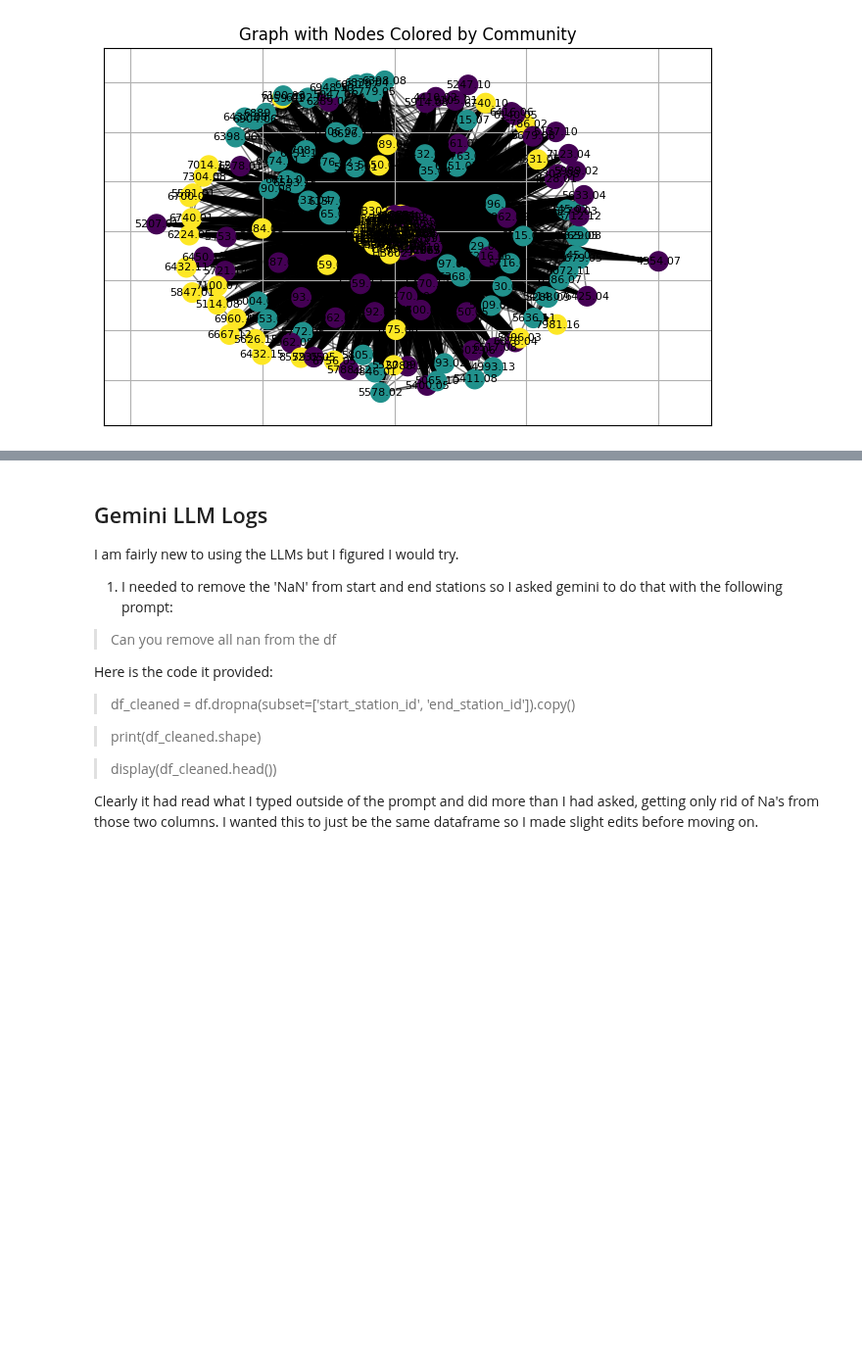
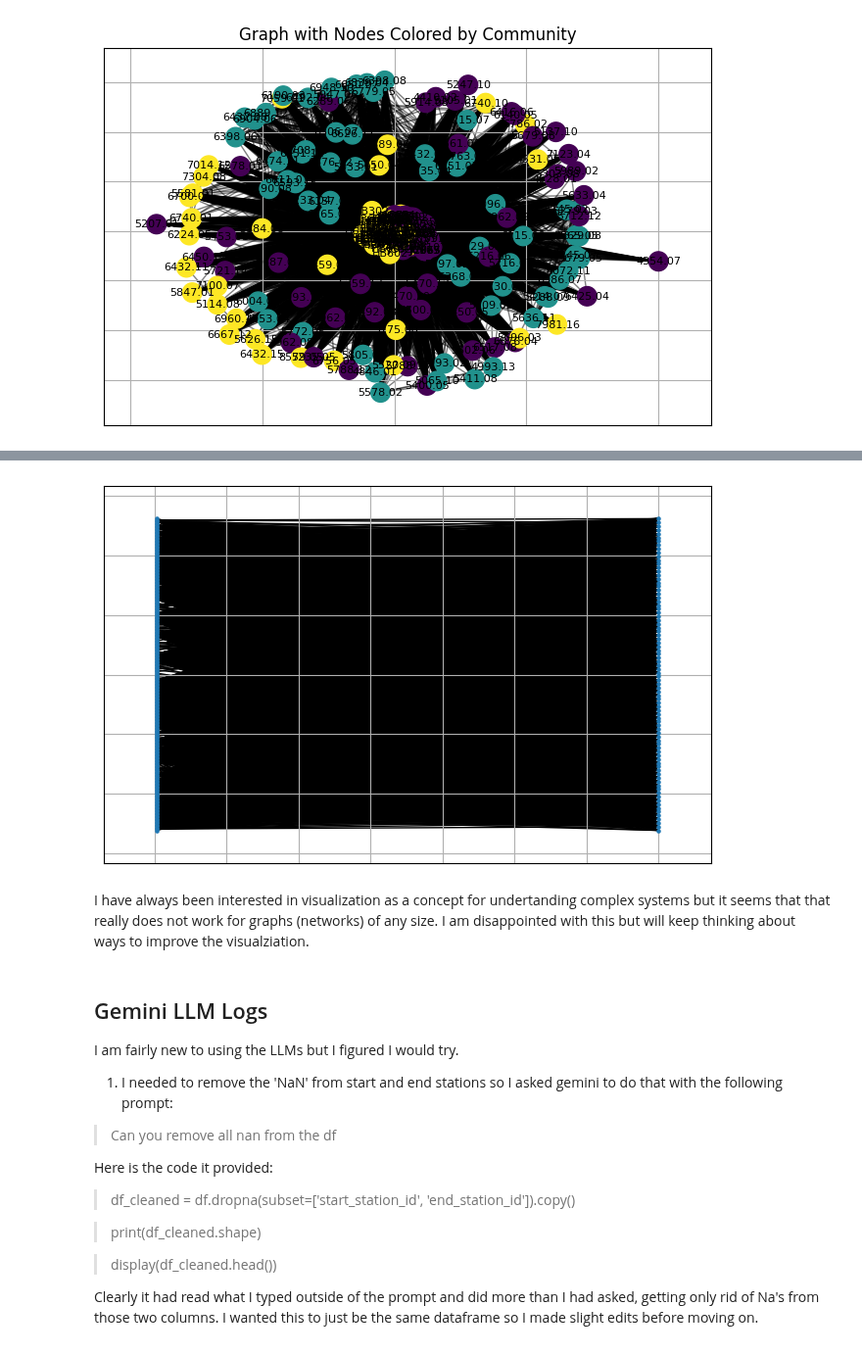
Before and after one commit to nurfnick/NetworkScience, a Jupyter notebook: HomeworkAssignments/Homework1.ipynb, the cells around one changed output, grey strips where cells are left out. Shown at 98% size. Cells and saved outputs as stored; diff of their text form; code cells hidden in the pictures; blank space fills up the shorter version.

```diff
--- a/HomeworkAssignments/Homework1.ipynb
+++ b/HomeworkAssignments/Homework1.ipynb
@@ -437,3 +492,10 @@ plt.show()
+# %%
+pos = nx.bipartite_layout(B, bottom_nodes)
+nx.draw_networkx(B,pos = pos, with_labels=False, node_size=5)
+# %% [output]
+[figure, added]
+# %% [markdown]
+I have always been interested in visualization as a concept for undertanding complex systems but it seems that that really does not work for graphs (networks) of any size.  I am disappointed with this but will keep thinking about ways to improve the visualziation.
 # %% [markdown]
 ## Gemini LLM Logs
 
```
Also changed, not shown: parts of 14 cells of this notebook.
